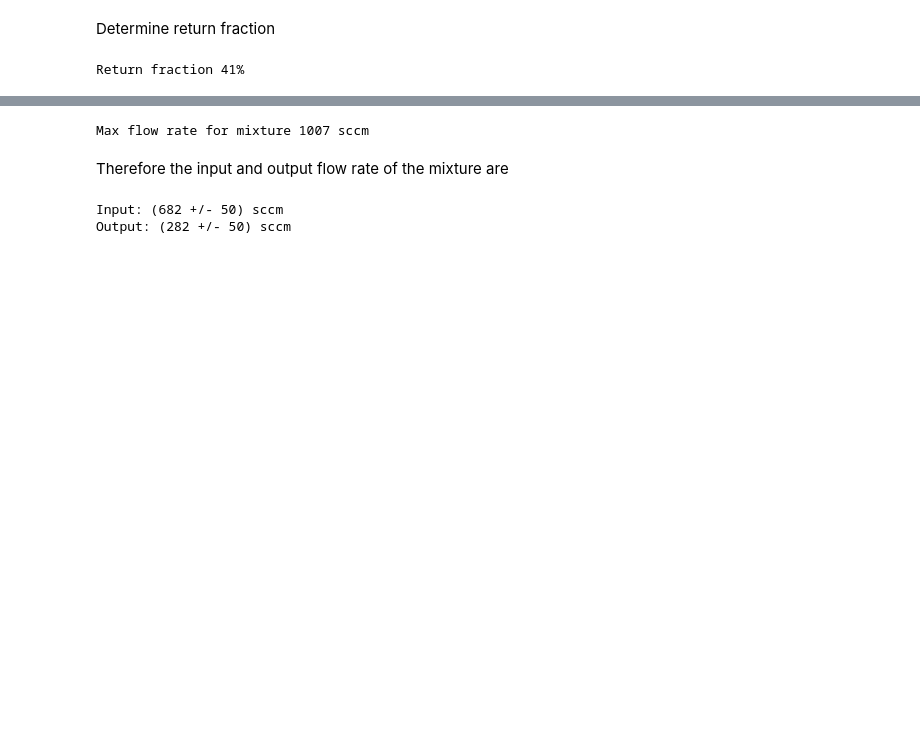
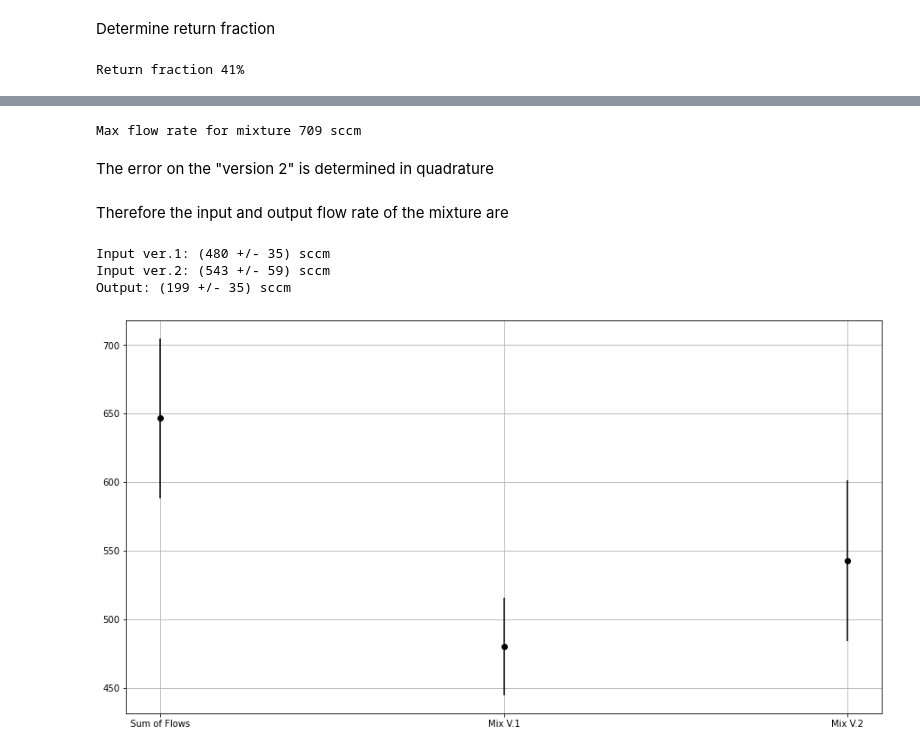
Before and after one commit to a-capra/rotameter, a Jupyter notebook: rTPC_protoTPC_flowrate_v1.ipynb, the cells around one changed output, grey strips where cells are left out. Cells and saved outputs as stored; diff of their text form; code cells hidden in the pictures; blank space fills up the shorter version.

```diff
--- a/rTPC_protoTPC_flowrate_v1.ipynb
+++ b/rTPC_protoTPC_flowrate_v1.ipynb
@@ -179,14 +208,35 @@ The full scale rate for the gas mixture using the calibration above is the follo
 # %%
-mix_maxrate=airflow(150.)/mix_factor
+mix_maxrate=airflow(150.)*mix_factor
 print(f'Max flow rate for mixture {mix_maxrate:.0f} sccm')
+mixerrV1=mix_maxrate*0.05
 # %% [output]
-Max flow rate for mixture 1007 sccm
+Max flow rate for mixture 709 sccm
+# %% [markdown]
+The error on the "version 2" is determined in quadrature
+# %%
+CO2err=790.*0.05
+temp1=(1.-co2frac)*arflowSS(inSS)*quadrature_error_relative(np.array([(1.-co2frac),arflowSS(inSS)]),
+                                                            np.array([co2fracErr,Arerr]))
+temp2=co2frac*co2flowSS(inSS)*quadrature_error_relative(np.array([co2frac,co2flowSS(inSS)]),
+                                                        np.array([co2fracErr,CO2err]))
+mixerrV2=temp1+temp2
 # %% [markdown]
 Therefore the input and output flow rate of the mixture are
 # %%
-mixerr=mix_maxrate*0.05
-print(f'Input: ({inFlow:.0f} +/- {mixerr:.0f}) sccm')
-print(f'Output: ({outFlow:.0f} +/- {mixerr:.0f}) sccm')
+print(f'Input ver.1: ({inFlowV1:.0f} +/- {mixerrV1:.0f}) sccm')
+print(f'Input ver.2: ({inFlowV2:.0f} +/- {mixerrV2:.0f}) sccm')
+print(f'Output: ({outFlow:.0f} +/- {mixerrV1:.0f}) sccm')
 # %% [output]
-Input: (682 +/- 50) sccm
-Output: (282 +/- 50) sccm
+Input ver.1: (480 +/- 35) sccm
+Input ver.2: (543 +/- 59) sccm
+Output: (199 +/- 35) sccm
+# %%
+n=range(3)
+plt.errorbar(n, [totFlow,inFlowV1,inFlowV2], yerr=[totErr,mixerrV1,mixerrV2], label='', fmt='ok')
+plt.xticks(n, ('Sum of Flows','Mix V.1','Mix V.2'))
+_,ymax=plt.ylim()
+#plt.ylim(0.,ymax)
+plt.grid()
+plt.show()
+# %% [output]
+[figure, added]
```
Also changed, not shown: parts of 26 cells of this notebook, 1 other file.
